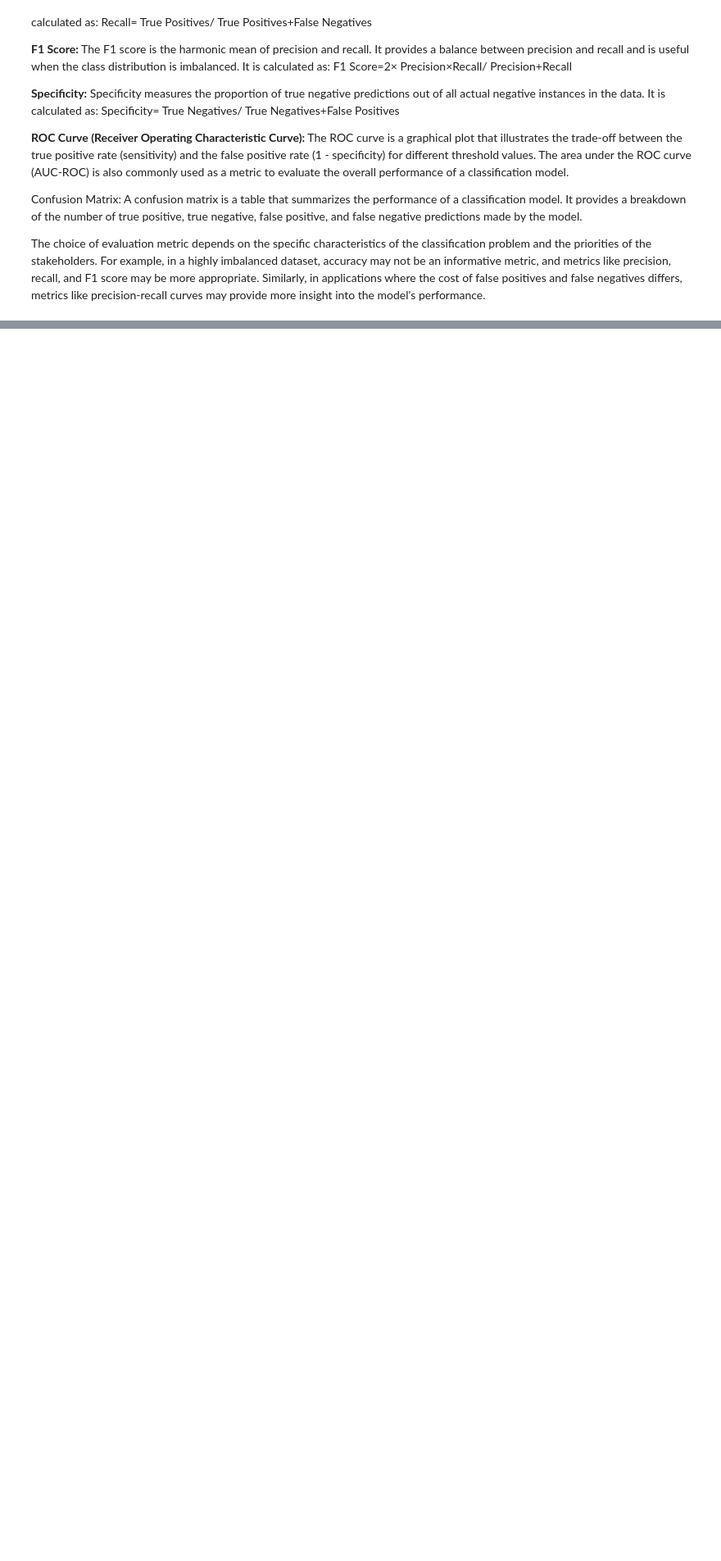
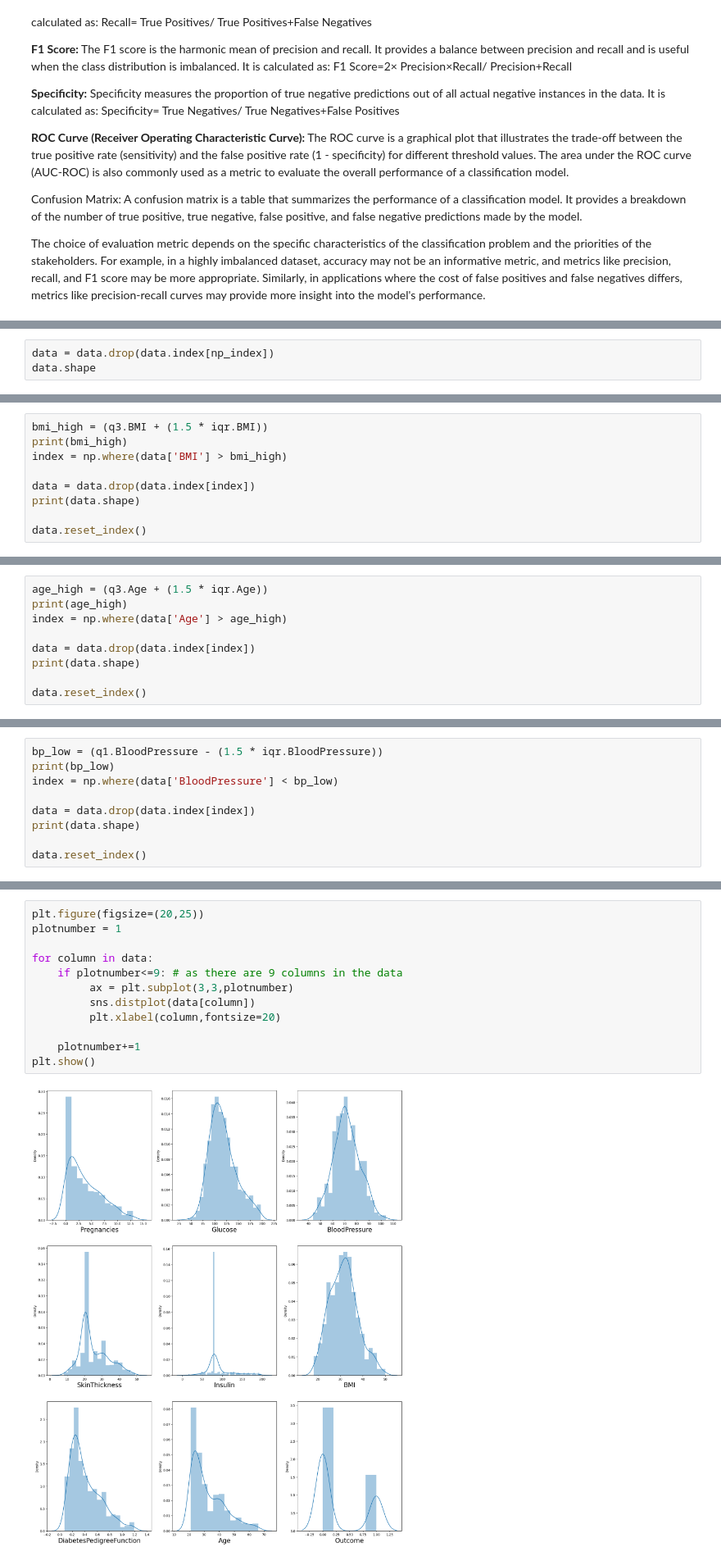
Before and after one commit to nallagondu/DATASCIENCE-practice, a Jupyter notebook: Logistic_Regression_boxplot.ipynb, the cells around one changed output, grey strips where cells are left out. Shown at 82% size. Drawn from its saved outputs; the diff is of its cells as text; blank space fills up the shorter version.

```diff
--- a/Logistic_Regression_boxplot.ipynb
+++ b/Logistic_Regression_boxplot.ipynb
@@ -119,0 +319,3 @@ The choice of evaluation metric depends on the specific characteristics of the c
+# %%
+data = data.drop(data.index[np_index])
+data.shape
@@ -119,0 +494,9 @@ The choice of evaluation metric depends on the specific characteristics of the c
+# %%
+bmi_high = (q3.BMI + (1.5 * iqr.BMI))
+print(bmi_high)
+index = np.where(data['BMI'] > bmi_high)
+
+data = data.drop(data.index[index])
+print(data.shape)
+
+data.reset_index()
@@ -119,0 +519,9 @@ The choice of evaluation metric depends on the specific characteristics of the c
+# %%
+age_high = (q3.Age + (1.5 * iqr.Age))
+print(age_high)
+index = np.where(data['Age'] > age_high)
+
+data = data.drop(data.index[index])
+print(data.shape)
+
+data.reset_index()
@@ -119,0 +544,9 @@ The choice of evaluation metric depends on the specific characteristics of the c
+# %%
+bp_low = (q1.BloodPressure - (1.5 * iqr.BloodPressure))
+print(bp_low)
+index = np.where(data['BloodPressure'] < bp_low)
+
+data = data.drop(data.index[index])
+print(data.shape)
+
+data.reset_index()
@@ -119,0 +569,14 @@ The choice of evaluation metric depends on the specific characteristics of the c
+# %%
+plt.figure(figsize=(20,25))
+plotnumber = 1
+
+for column in data:
+    if plotnumber<=9: # as there are 9 columns in the data
+         ax = plt.subplot(3,3,plotnumber)
+         sns.distplot(data[column])
+         plt.xlabel(column,fontsize=20)
+
+    plotnumber+=1
+plt.show()
+# %% [output]
+[figure, added]
```
Also changed, not shown: parts of 67 cells of this notebook.
